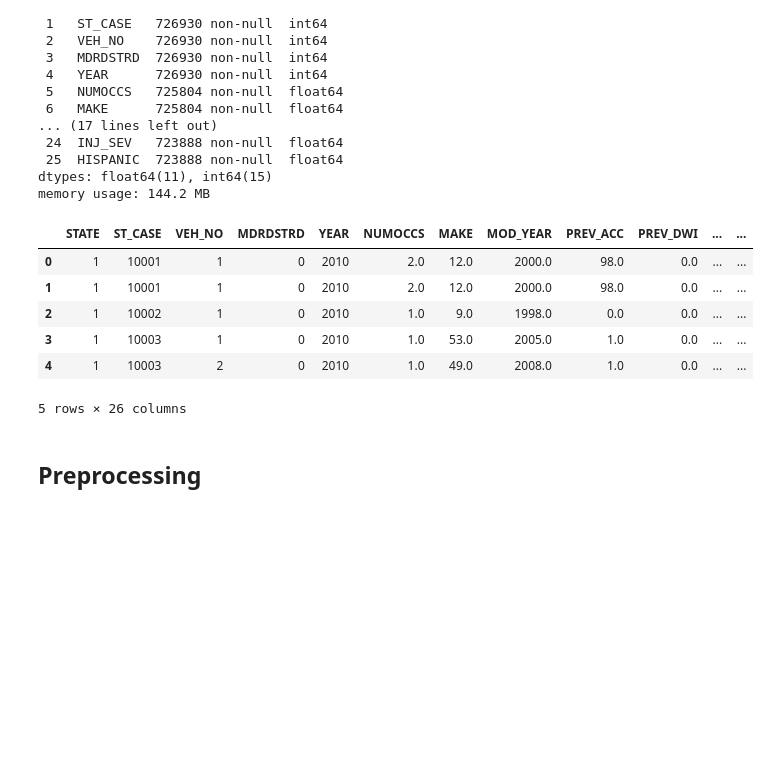
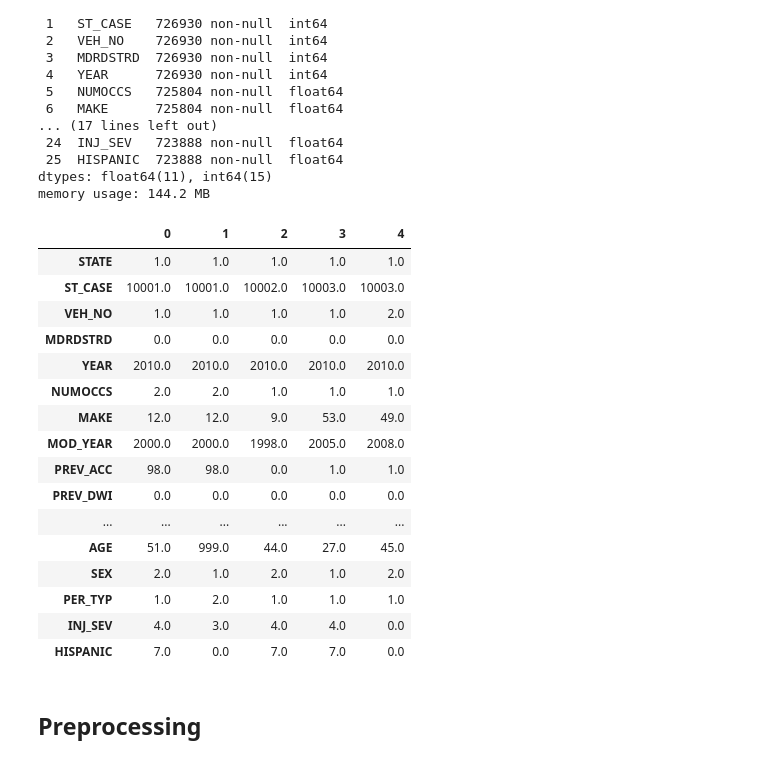
Before and after one commit to ikathuria/DistractedDrivingFatalities, a Jupyter notebook: preprocess_data.ipynb, the cells around one changed output. Cells and saved outputs as stored; diff of their text form; code cells hidden in the pictures; blank space fills up the shorter version.

```diff
--- a/preprocess_data.ipynb
+++ b/preprocess_data.ipynb
@@ -97,15 +97,25 @@ Data columns (total 26 columns):
 dtypes: float64(11), int64(15)
 memory usage: 144.2 MB
 # %%
-df.head()
+df.head().T
 # %% [output]
-|  | STATE | ST_CASE | VEH_NO | MDRDSTRD | YEAR | NUMOCCS | MAKE | MOD_YEAR | PREV_ACC | PREV_DWI | ... | ... |
-| 0 | 1 | 10001 | 1 | 0 | 2010 | 2.0 | 12.0 | 2000.0 | 98.0 | 0.0 | ... | ... |
-| 1 | 1 | 10001 | 1 | 0 | 2010 | 2.0 | 12.0 | 2000.0 | 98.0 | 0.0 | ... | ... |
-| 2 | 1 | 10002 | 1 | 0 | 2010 | 1.0 | 9.0 | 1998.0 | 0.0 | 0.0 | ... | ... |
-| 3 | 1 | 10003 | 1 | 0 | 2010 | 1.0 | 53.0 | 2005.0 | 1.0 | 0.0 | ... | ... |
-| 4 | 1 | 10003 | 2 | 0 | 2010 | 1.0 | 49.0 | 2008.0 | 1.0 | 0.0 | ... | ... |
+|  | 0 | 1 | 2 | 3 | 4 |
+| STATE | 1.0 | 1.0 | 1.0 | 1.0 | 1.0 |
+| ST_CASE | 10001.0 | 10001.0 | 10002.0 | 10003.0 | 10003.0 |
+| VEH_NO | 1.0 | 1.0 | 1.0 | 1.0 | 2.0 |
+| MDRDSTRD | 0.0 | 0.0 | 0.0 | 0.0 | 0.0 |
+| YEAR | 2010.0 | 2010.0 | 2010.0 | 2010.0 | 2010.0 |
+| NUMOCCS | 2.0 | 2.0 | 1.0 | 1.0 | 1.0 |
+| MAKE | 12.0 | 12.0 | 9.0 | 53.0 | 49.0 |
+| MOD_YEAR | 2000.0 | 2000.0 | 1998.0 | 2005.0 | 2008.0 |
+| PREV_ACC | 98.0 | 98.0 | 0.0 | 1.0 | 1.0 |
+| PREV_DWI | 0.0 | 0.0 | 0.0 | 0.0 | 0.0 |
+| ... | ... | ... | ... | ... | ... |
+| AGE | 51.0 | 999.0 | 44.0 | 27.0 | 45.0 |
+| SEX | 2.0 | 1.0 | 2.0 | 1.0 | 2.0 |
+| PER_TYP | 1.0 | 2.0 | 1.0 | 1.0 | 1.0 |
+| INJ_SEV | 4.0 | 3.0 | 4.0 | 4.0 | 0.0 |
+| HISPANIC | 7.0 | 0.0 | 7.0 | 7.0 | 0.0 |
-5 rows × 26 columns
 # %% [markdown]
 ## Preprocessing
 # %%
```
Also changed, not shown: parts of 10 cells of this notebook, 3 other files.
